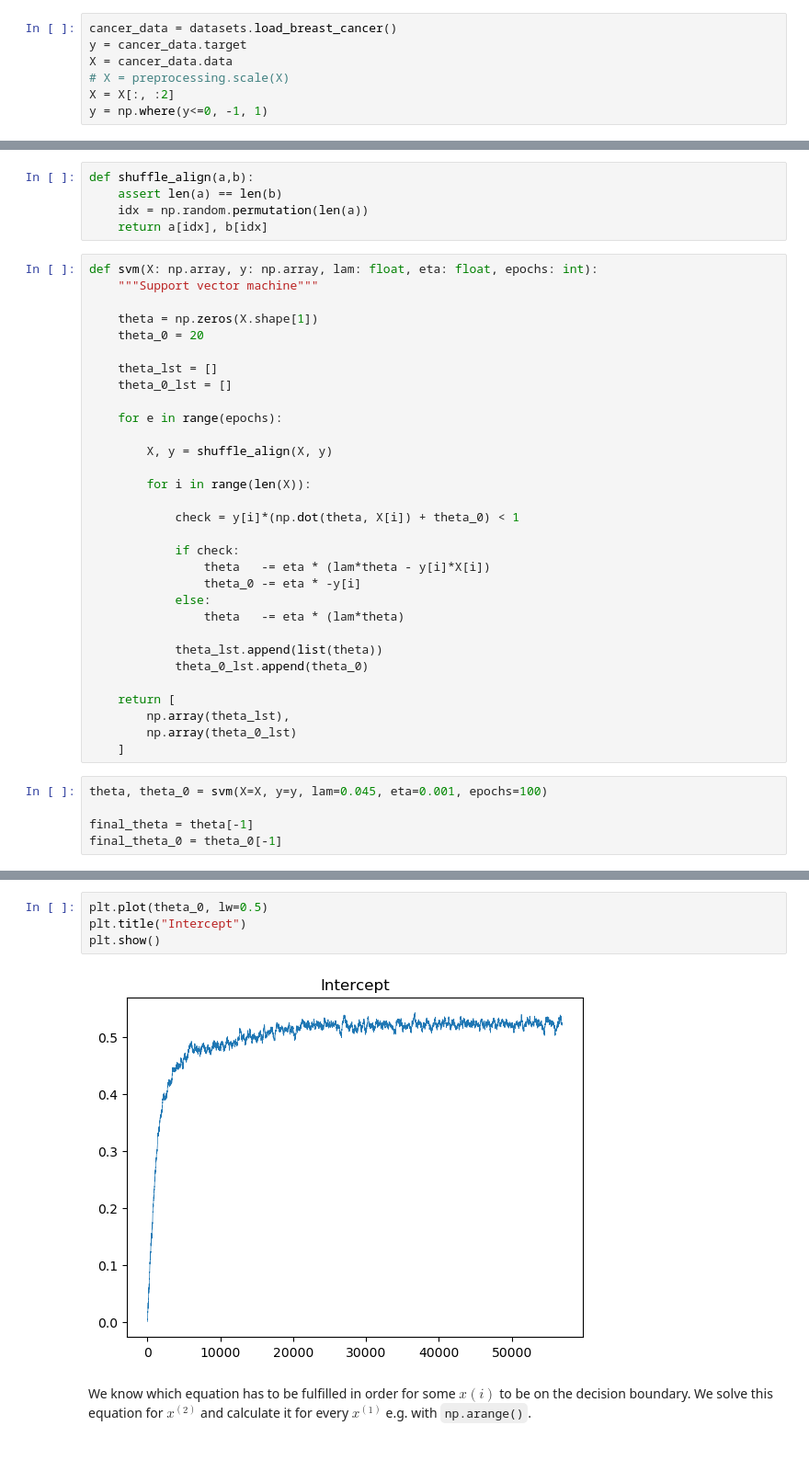
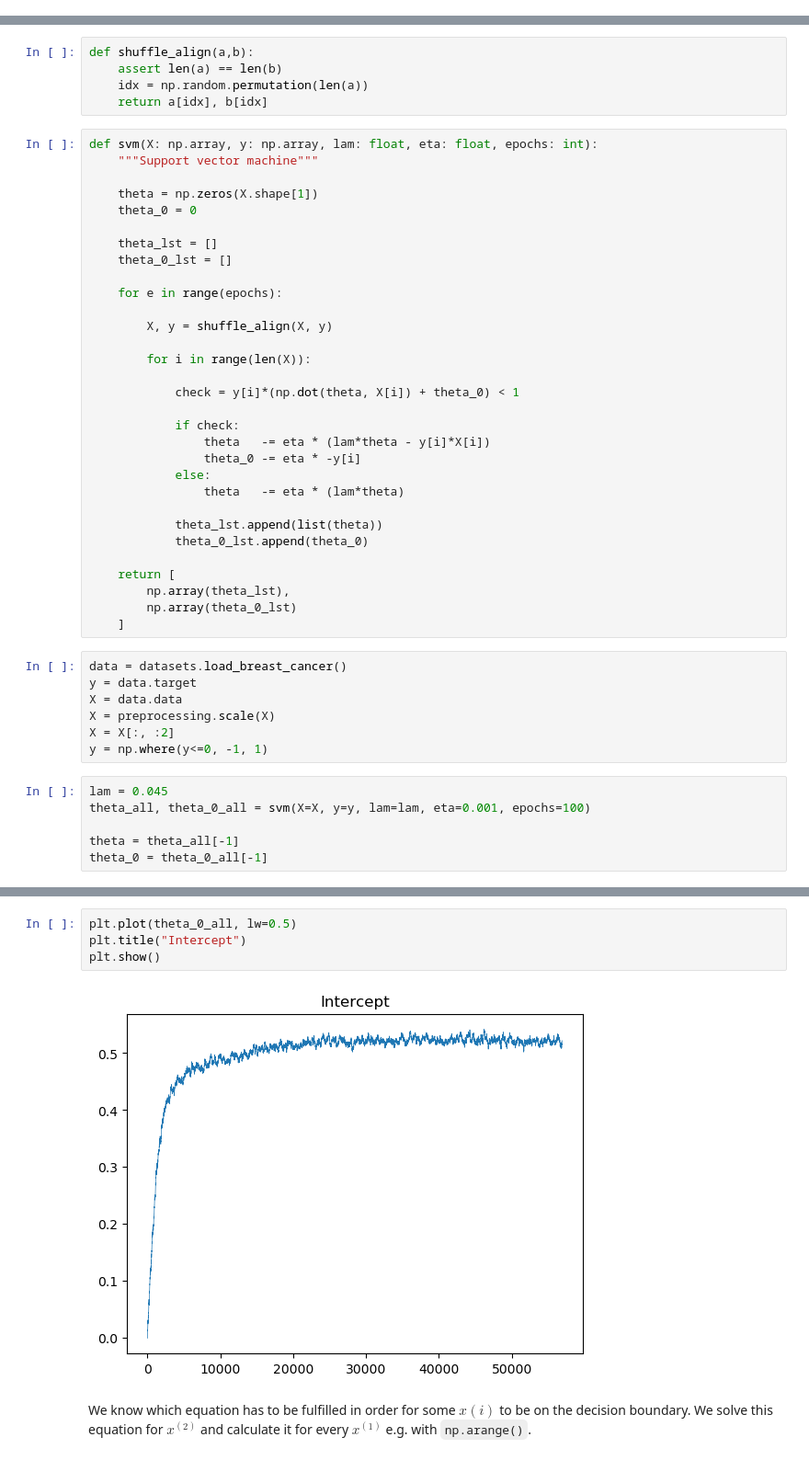
Before and after one commit to bernhard-pfann/my-study-notebooks, a Jupyter notebook: machine_learning/svm.ipynb, the cells around one changed output, grey strips where cells are left out. Shown at 92% size. Drawn from its saved outputs; the diff is of its cells as text.

```diff
--- a/machine_learning/svm.ipynb
+++ b/machine_learning/svm.ipynb
@@ -14,7 +11,0 @@ from sklearn import model_selection as ms
-# %%
-cancer_data = datasets.load_breast_cancer()
-y = cancer_data.target
-X = cancer_data.data
-# X = preprocessing.scale(X)
-X = X[:, :2]
-y = np.where(y<=0, -1, 1)
@@ -32,7 +19,7 @@ def svm(X: np.array, y: np.array, lam: float, eta: float, epochs: int):
     """Support vector machine"""
 
     theta = np.zeros(X.shape[1])
-    theta_0 = 20
+    theta_0 = 0
 
     theta_lst = []
     theta_0_lst = []
@@ -58,9 +45,17 @@ def svm(X: np.array, y: np.array, lam: float, eta: float, epochs: int):
         np.array(theta_lst),
         np.array(theta_0_lst)
     ]
+# %%
+data = datasets.load_breast_cancer()
+y = data.target
+X = data.data
+X = preprocessing.scale(X)
+X = X[:, :2]
+y = np.where(y<=0, -1, 1)
 # %%
-theta, theta_0 = svm(X=X, y=y, lam=0.045, eta=0.001, epochs=100)
+lam = 0.045
+theta_all, theta_0_all = svm(X=X, y=y, lam=lam, eta=0.001, epochs=100)
 
-final_theta = theta[-1]
-final_theta_0 = theta_0[-1]
+theta = theta_all[-1]
+theta_0 = theta_0_all[-1]
 # %%
@@ -74,9 +69,9 @@ plt.show()
 # %%
-plt.plot(theta_0, lw=0.5)
+plt.plot(theta_0_all, lw=0.5)
 plt.title("Intercept")
 plt.show()
 # %% [output]
-[figure, old version]
+[figure, new version]
 # %% [markdown]
 We know which equation has to be fulfilled in order for some $x{(i)}$ to be on the decision boundary. We solve this equation for $x^{(2)}$ and calculate it for every $x^{(1)}$ e.g. with <code>np.arange()</code>.
 # %% [markdown]
```
Also changed, not shown: parts of 9 cells of this notebook.
